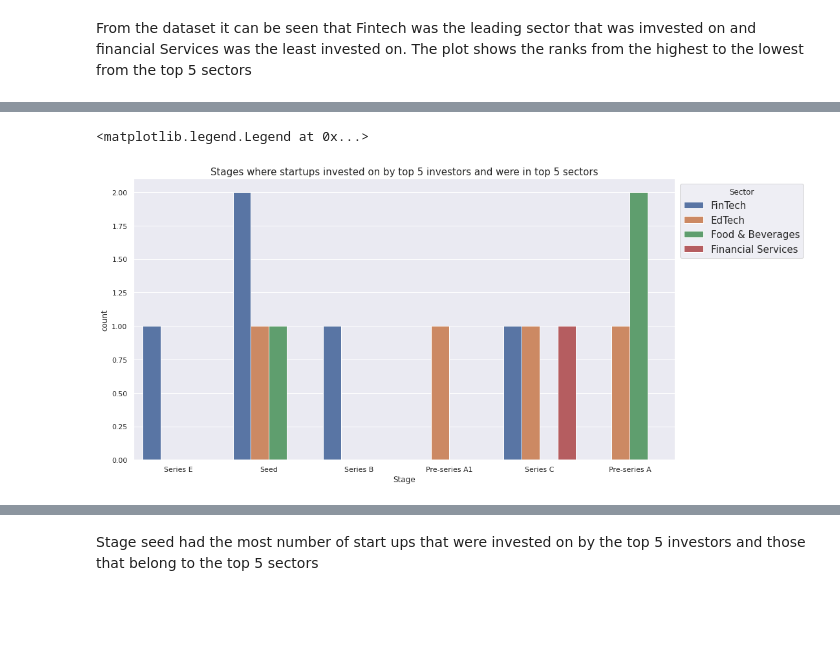
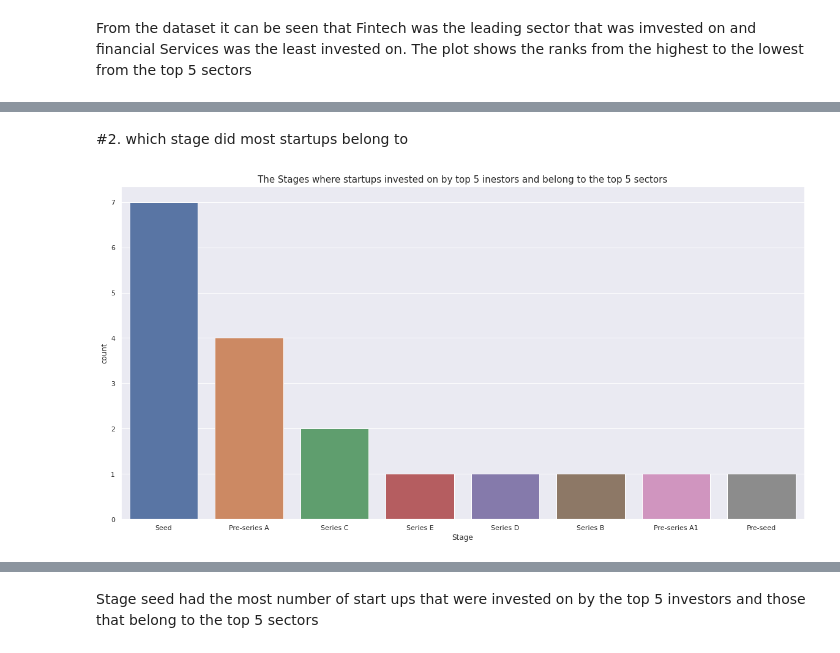
Before and after one commit to mungutiwilliam/Indian-Startups-dataset-analysis, a Jupyter notebook: Indian_Startups_Funding_&_Investors_analysis.ipynb, the cells around one changed output, grey strips where cells are left out. Drawn from its saved outputs; the diff is of its cells as text; code cells hidden in the pictures; blank space fills up the shorter version.

```diff
--- a/Indian_Startups_Funding_&_Investors_analysis.ipynb
+++ b/Indian_Startups_Funding_&_Investors_analysis.ipynb
@@ -1773,3 +1728,7 @@ array([0])
 # %% [markdown]
 Main question you want to answer
 everything I can get about the top 5 investors and top 5 founders
+# %%
+top_5_investors = data['Investor'].value_counts()[:5].index.tolist()
+
+top_Investors = data[data ['Investor'].isin(top_5_investors)]
@@ -1776,8 +1755,7 @@ everything I can get about the top 5 investors and top 5 founders
 # %%
-top_5_investors = data['Investor'].value_counts()[:5].index.tolist()
-top_5_sectors = data['Sector'].value_counts()[:5].index.tolist()
-top_5_years = data['Founded'].value_counts()[:5].index.tolist()
-top_5_hqs = data['HeadQuarter'].value_counts()[:5].index.tolist()
+top_5_sectors = top_Investors['Sector'].value_counts()[:5].index.tolist()
+top_5_years = top_Investors['Founded'].value_counts()[:5].index.tolist()
+top_5_hqs = top_Investors['HeadQuarter'].value_counts()[:5].index.tolist()
 # %%
 # from the dataset the top 5 investors are made into a list so as to use in commands
 top_5_investors
@@ -1875,8 +1867,10 @@ Text(0.5, 1.0, 'How many startups each of top 5 investors invested in')
+# %% [markdown]
+#2. which stage did most startups belong to
 # %%
 # plot to show the stages where the various startups invested on the by the top 5 investors belonged to
-sns.countplot(hue = 'Sector',data = data[data['Investor'].isin(top_5_investors) & data['Sector'].isin(top_5_sectors)], x = 'Stage')
-plt.title('Stages where startups invested on were in top 5 sectors', fontsize=15)
-plt.legend( fontsize = 15,title= 'Sector',bbox_to_anchor = (1,1))
+sns.countplot(data = top_Investors [top_Investors['Sector'].isin(top_5_sectors) ], x = 'Stage', order=['Seed','Pre-series A','Series C','Series E','Series D','Series B','Pre-series A1','Pre-seed'])
+plt.title('The Stages where startups invested on by top 5 inestors and belong to the top 5 sectors', fontsize=15)
+plt.gcf().set_size_inches(20, 10)
+plt.gca().yaxis.set_major_locator(MaxNLocator(integer=True))
 # %% [output]
-<matplotlib.legend.Legend at 0x...>
-[figure, old version]
+[figure, new version]
```
Also changed, not shown: parts of 82 cells of this notebook.
